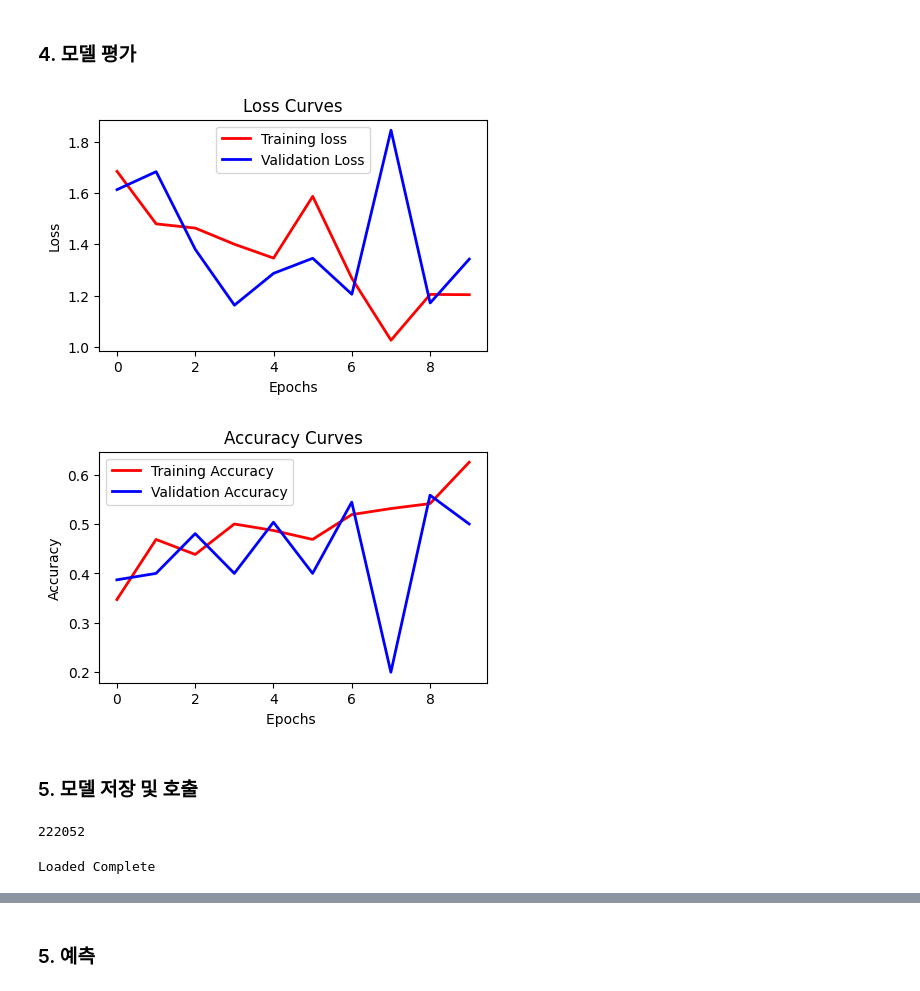
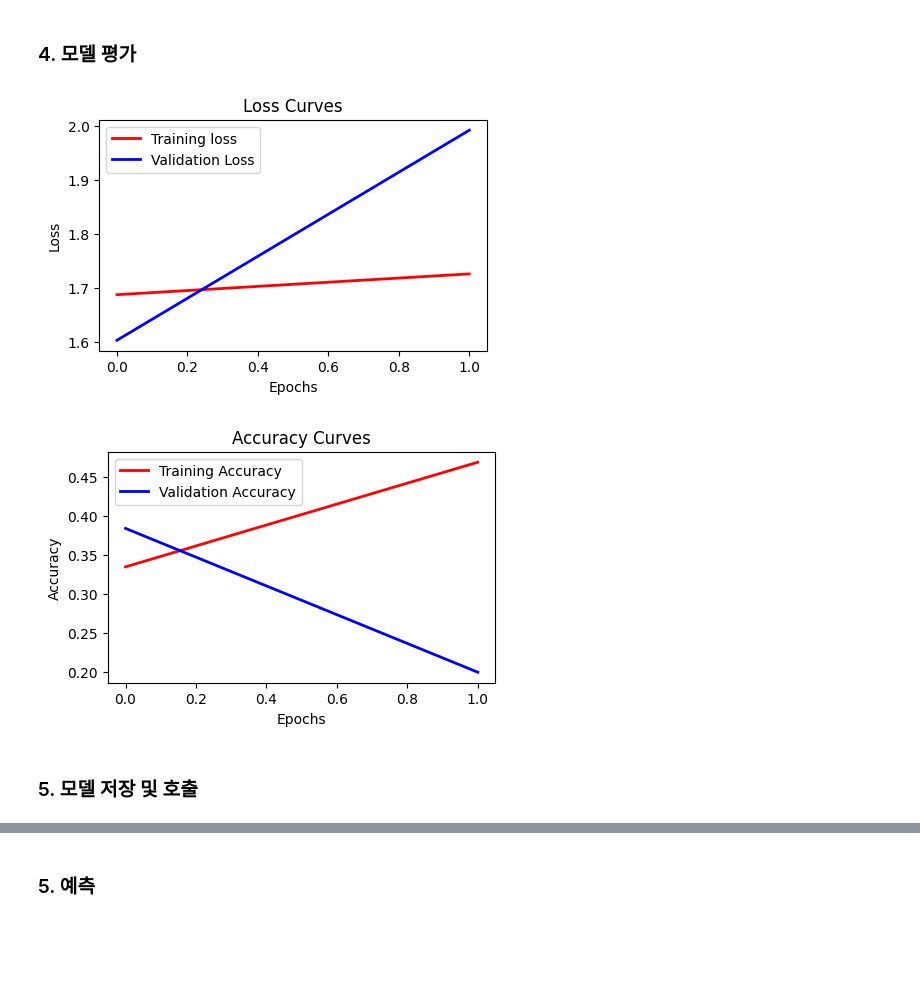
Before and after one commit to mingd00/Face-Recognition, a Jupyter notebook: Notebooks/EfficientNet(with_FER).ipynb, the cells around one changed output, grey strips where cells are left out. Drawn from its saved outputs; the diff is of its cells as text; code cells hidden in the pictures; blank space fills up the shorter version.

Commit message:
EfficientNet 모델 파인튜닝

```diff
--- a/Notebooks/EfficientNet(with_FER).ipynb
+++ b/Notebooks/EfficientNet(with_FER).ipynb
@@ -95,6 +115,0 @@ else:
-# %%
-# 모델 로드 (ImageNet 가중치 사용)
-model = EfficientNetB0(weights='imagenet', include_top=True)
-
-# 모델 구조 출력
-model.summary()
@@ -204,9 +158,0 @@ val_generator = ImageDataGenerator().flow(X_val, y_val, batch_size=32)
-# %%
-# 첫 번째 학습: Feature Extraction (사전 학습된 가중치 고정)
-model.fit(
-    train_generator,
-    validation_data=val_generator,
-    epochs=10,
-    steps_per_epoch=len(X_train) // 32,
-    validation_steps=len(X_val) // 32
-)
@@ -256,0 +248,3 @@ Epoch 2/2
+# %%
+# Fine-Tuning 학습
+fine_tune_history = fine_tune_model(model, X_train, y_train, X_val, y_val)
@@ -257,35 +256,30 @@ Epoch 2/2
 # %% [markdown]
 ### 4. 모델 평가
 # %%
-# 손실 함수
-plt.figure(figsize=(5, 3))
-plt.plot(history.history['loss'],'r',linewidth=2.0)
-plt.plot(history.history['val_loss'],'b',linewidth=2.0)
-plt.legend(['Training loss', 'Validation Loss'])
-plt.xlabel('Epochs')
-plt.ylabel('Loss')
-plt.title('Loss Curves')
+def plot_training_history(history):
+    # 1. 손실 함수 그래프
+    plt.figure(figsize=(5, 3))
+    plt.plot(history.history['loss'], 'r', linewidth=2.0)
+    plt.plot(history.history['val_loss'], 'b', linewidth=2.0)
+    plt.legend(['Training loss', 'Validation Loss'])
+    plt.xlabel('Epochs')
+    plt.ylabel('Loss')
+    plt.title('Loss Curves')
 
-# 정확도
-plt.figure(figsize=(5, 3))
-plt.plot(history.history['accuracy'],'r',linewidth=2.0)
-plt.plot(history.history['val_accuracy'],'b',linewidth=2.0)
-plt.legend(['Training Accuracy', 'Validation Accuracy'])
-plt.xlabel('Epochs ')
-plt.ylabel('Accuracy')
-plt.title('Accuracy Curves')
+    # 2. 정확도 그래프
+    plt.figure(figsize=(5, 3))
+    plt.plot(history.history['accuracy'], 'r', linewidth=2.0)
+    plt.plot(history.history['val_accuracy'], 'b', linewidth=2.0)
+    plt.legend(['Training Accuracy', 'Validation Accuracy'])
+    plt.xlabel('Epochs')
+    plt.ylabel('Accuracy')
+    plt.title('Accuracy Curves')
 
-plt.show()
+    plt.show()
+
+plot_training_history(fine_tune_history)
 # %% [output]
-[figure, old version]
+[figure, new version]
-[figure, old version]
+[figure, new version]
 # %% [markdown]
 ### 5. 모델 저장 및 호출
-# %%
-# 모델 저장(구조, 가중치 별도 저장)
-path = '/content/'
-json_string = model.to_json()
-model.save_weights(path + 'model.weights.h5')
-open(path + 'model.json', 'w').write(json_string)
-# %% [output]
-222052
@@ -295,6 +285,0 @@ model.save('model.keras')
-# %%
-# 저장한 모델 불러오기
-new_model = load_model('model.keras')
-print("Loaded Complete")
-# %% [output]
-Loaded Complete
```
Also changed, not shown: parts of 25 cells of this notebook.
